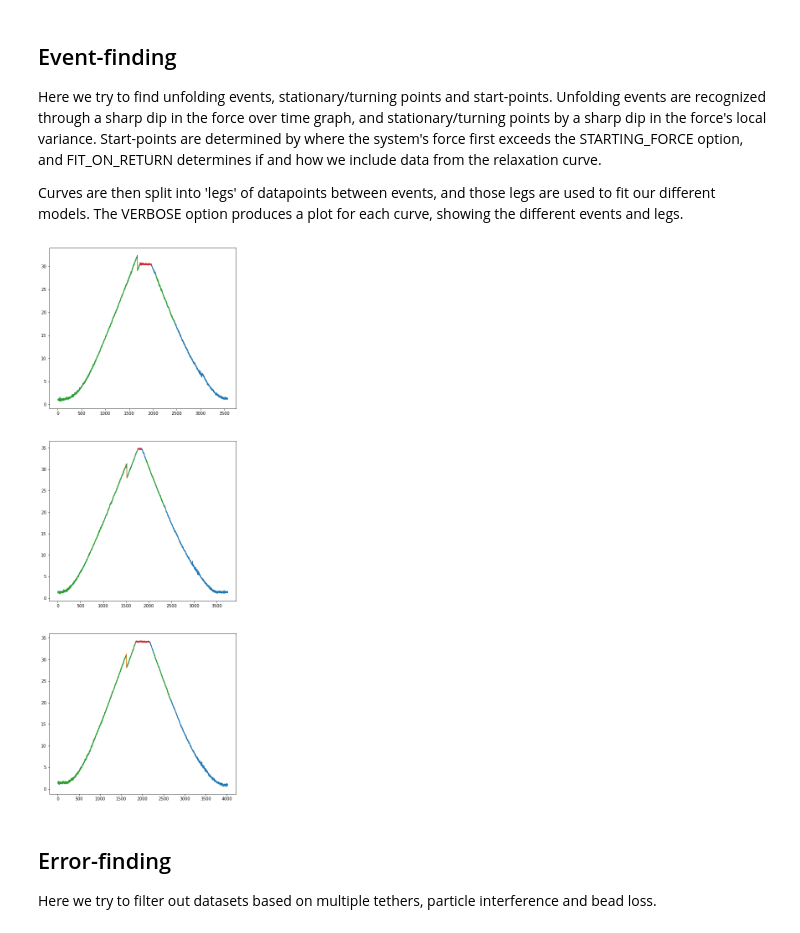
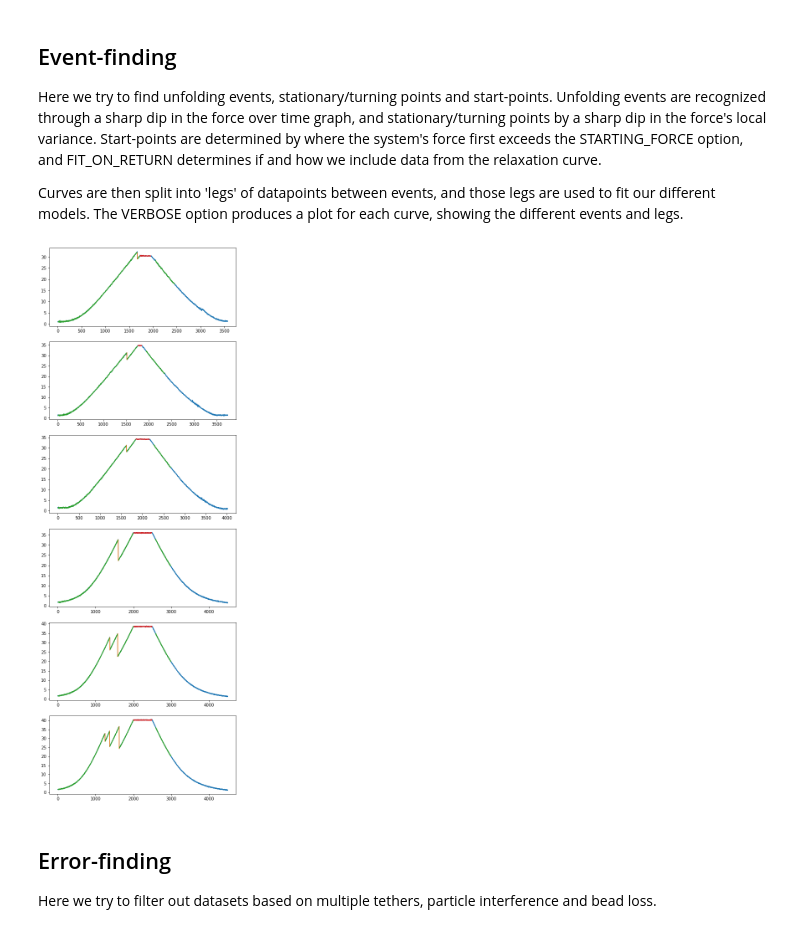
Before and after one commit to kaveeken/tweezers, a Jupyter notebook: CVbook.ipynb, the cells around one changed output. Cells and saved outputs as stored; diff of their text form; code cells hidden in the pictures.

Commit message:
rewriting s.t. fdcurves elements are class objects

```diff
--- a/CVbook.ipynb
+++ b/CVbook.ipynb
@@ -66,3 +67,12 @@ for dataset in datasets:
+# %%
+from simulate import generate_fd
+
+dist_unfold1 = 0.38
+clslist = [[0.025], [0.015, 0.030], [0.01, 0.02, 0.03]]
+for index, cls in enumerate(clslist):
+    dists, forces = generate_fd(dist_unfold1, cls)
+    curve_id = f'simulation_{index}'
+    fdcurves[curve_id] = {'curve': '', 'force_data': forces, 'dist_data': dists}
 # %% [markdown]
 ## Providing estimates
 # %%
@@ -121,46 +131,45 @@ Curves are then split into 'legs' of datapoints between events, and those legs a
 # %%
 from event_finding import get_first_trough_index, find_transitions, plot_events
 # %%
-for curve_id, curve_item in fdcurves.items():
-    curve = curve_item['curve']
-    fdata = curve_item['force_data']
+for curve_id, curve in fdcurves.items():
+    fdata = curve['force_data']
 
     top_window = (get_first_trough_index(fdata, debug=DEBUG),
                   get_first_trough_index(fdata, last=True, debug=DEBUG))
     if top_window[1] - top_window[0] > 100:   # stationary state is a good noise window
         unfolds, threshold = find_transitions(fdata,
                                               noise_estimation_window = top_window)
     else:
         unfolds, threshold = find_transitions(fdata)
 
     #print(unfolds)
     start = 0
     for index, force in enumerate(fdata):
         if force > STARTING_FORCE:
             start = index
             break
 
     events = [start]
     events.extend(unfolds)
     events.append(top_window[0])
     legs = [slice(*[events[i] + OFFSET, events[i+1] - OFFSET]) \
             for i in range(len(events) - 1)]
     if FIT_ON_RETURN:
         legs.append(slice(*[top_window[-1] + FIT_ON_RETURN[0], top_window[-1] + sum(FIT_ON_RETURN)]))
 
-    fdcurves[curve_id]['start'] = start
-    fdcurves[curve_id]['top'] = top_window
-    fdcurves[curve_id]['unfolds'] = unfolds
-    fdcurves[curve_id]['threshold'] = threshold
-    fdcurves[curve_id]['legs'] = legs
+    curve['start'] = start
+    curve['top'] = top_window
+    curve['unfolds'] = unfolds
+    curve['threshold'] = threshold
+    curve['legs'] = legs
 
 
 if VERBOSE:
     # plot force over time (or number of measurements)
     # green: fitted leg, orange: unfold event, red: return/stationary point
     plot_events(fdcurves)
 # %% [output]
-[figure, old version]
+[figure, new version]
 # %% [markdown]
 ## Error-finding
 Here we try to filter out datasets based on multiple tethers, particle interference and bead loss.
```
Also changed, not shown: parts of 10 cells of this notebook, 3 other files.
